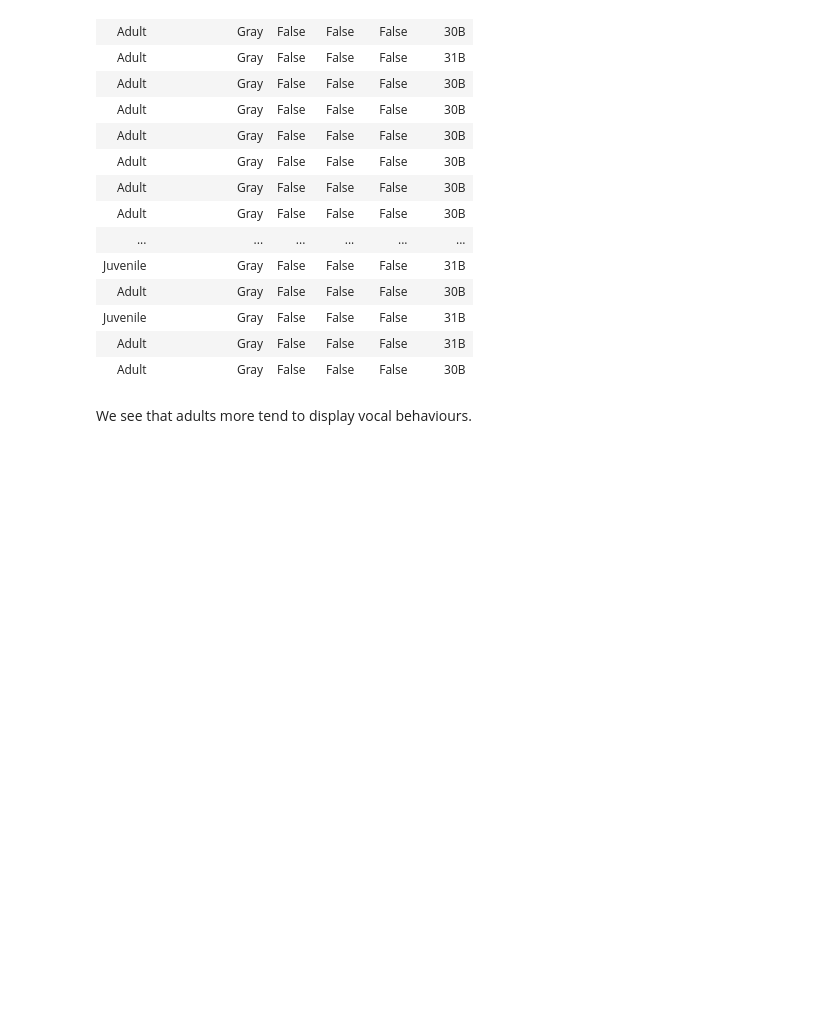
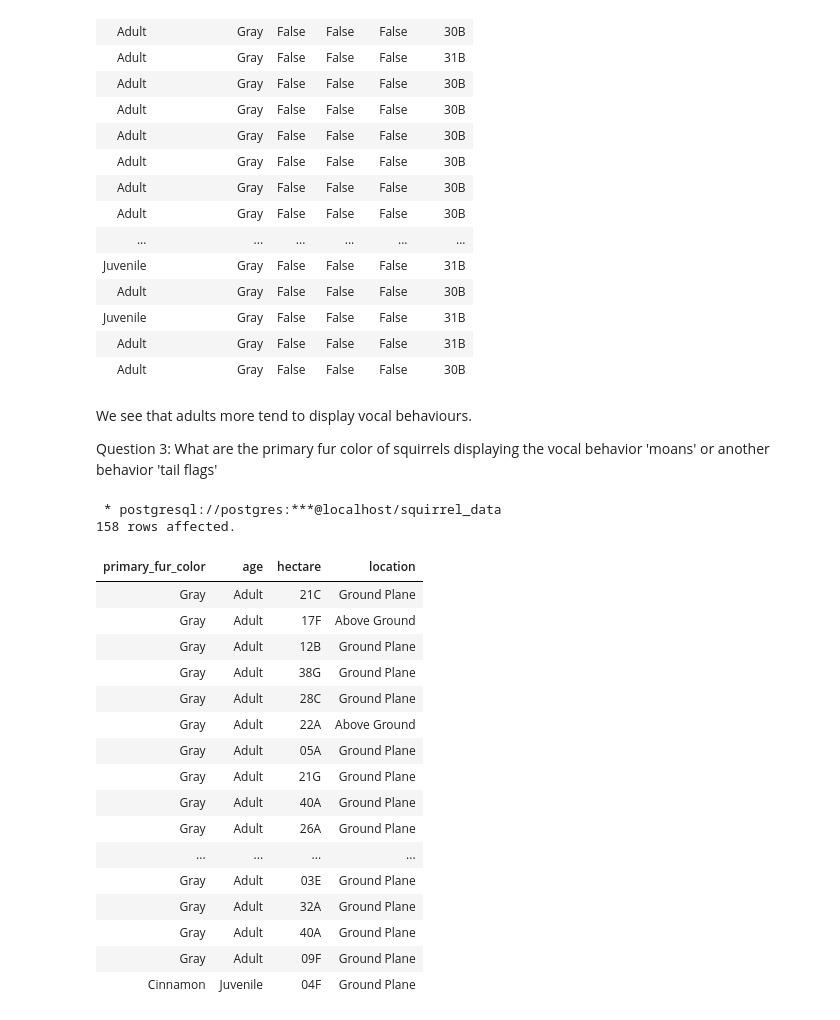
Before and after one commit to ValRudyka/squirrel_census, a Jupyter notebook: analysis.ipynb, the cells around one changed output. Cells and saved outputs as stored; diff of their text form; code cells hidden in the pictures; blank space fills up the shorter version.

Commit message:
Answer question 3

```diff
--- a/analysis.ipynb
+++ b/analysis.ipynb
@@ -117,3 +117,40 @@ WHERE l.hectare IN ('30B', '31B')
 | Adult | Gray | False | False | False | 30B |
 # %% [markdown]
 We see that adults more tend to display vocal behaviours.
+
+Question 3: What are the primary fur color of squirrels displaying the vocal behavior 'moans' or another behavior 'tail flags'
+# %%
+%%sql
+SELECT
+    s.primary_fur_color,
+    s.age,
+    l.hectare,
+    l.location,
+    CASE WHEN (b.moans = True) THEN 'Moaning'
+        ELSE 'Tailing flags' END AS behavior
+FROM squirrels AS s
+    INNER JOIN behaviors AS b
+    ON s.unique_squirrel_id = b.unique_squirrel_id
+    INNER JOIN locations AS l
+    ON s.unique_squirrel_id = l.unique_squirrel_id
+WHERE (b.moans = True) OR (b.tail_flags = True)
+# %% [output]
+ * postgresql://postgres:***@localhost/squirrel_data
+158 rows affected.
+| primary_fur_color | age | hectare | location |
+| Gray | Adult | 21C | Ground Plane |
+| Gray | Adult | 17F | Above Ground |
+| Gray | Adult | 12B | Ground Plane |
+| Gray | Adult | 38G | Ground Plane |
+| Gray | Adult | 28C | Ground Plane |
+| Gray | Adult | 22A | Above Ground |
+| Gray | Adult | 05A | Ground Plane |
+| Gray | Adult | 21G | Ground Plane |
+| Gray | Adult | 40A | Ground Plane |
+| Gray | Adult | 26A | Ground Plane |
+| ... | ... | ... | ... |
+| Gray | Adult | 03E | Ground Plane |
+| Gray | Adult | 32A | Ground Plane |
+| Gray | Adult | 40A | Ground Plane |
+| Gray | Adult | 09F | Ground Plane |
+| Cinnamon | Juvenile | 04F | Ground Plane |
```
